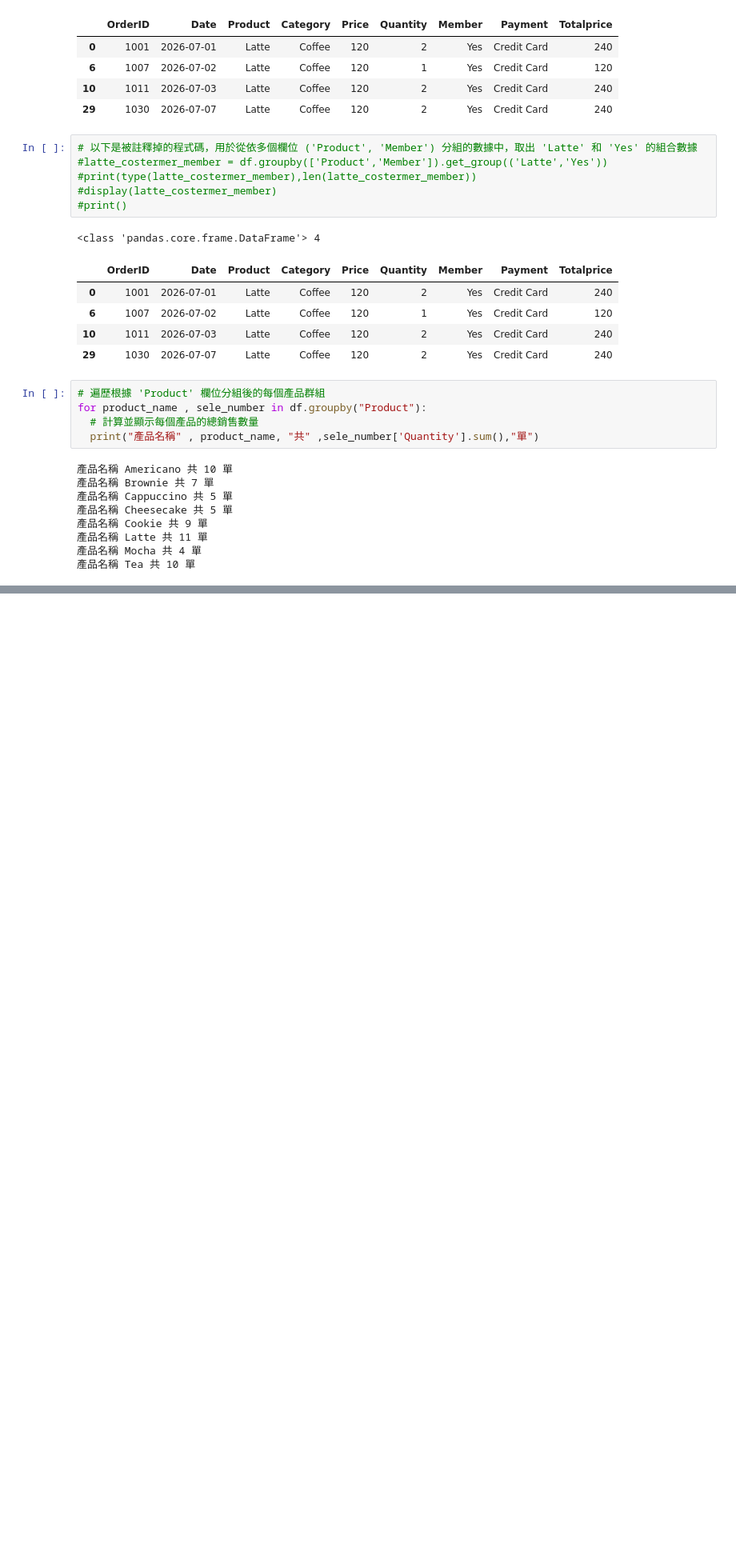
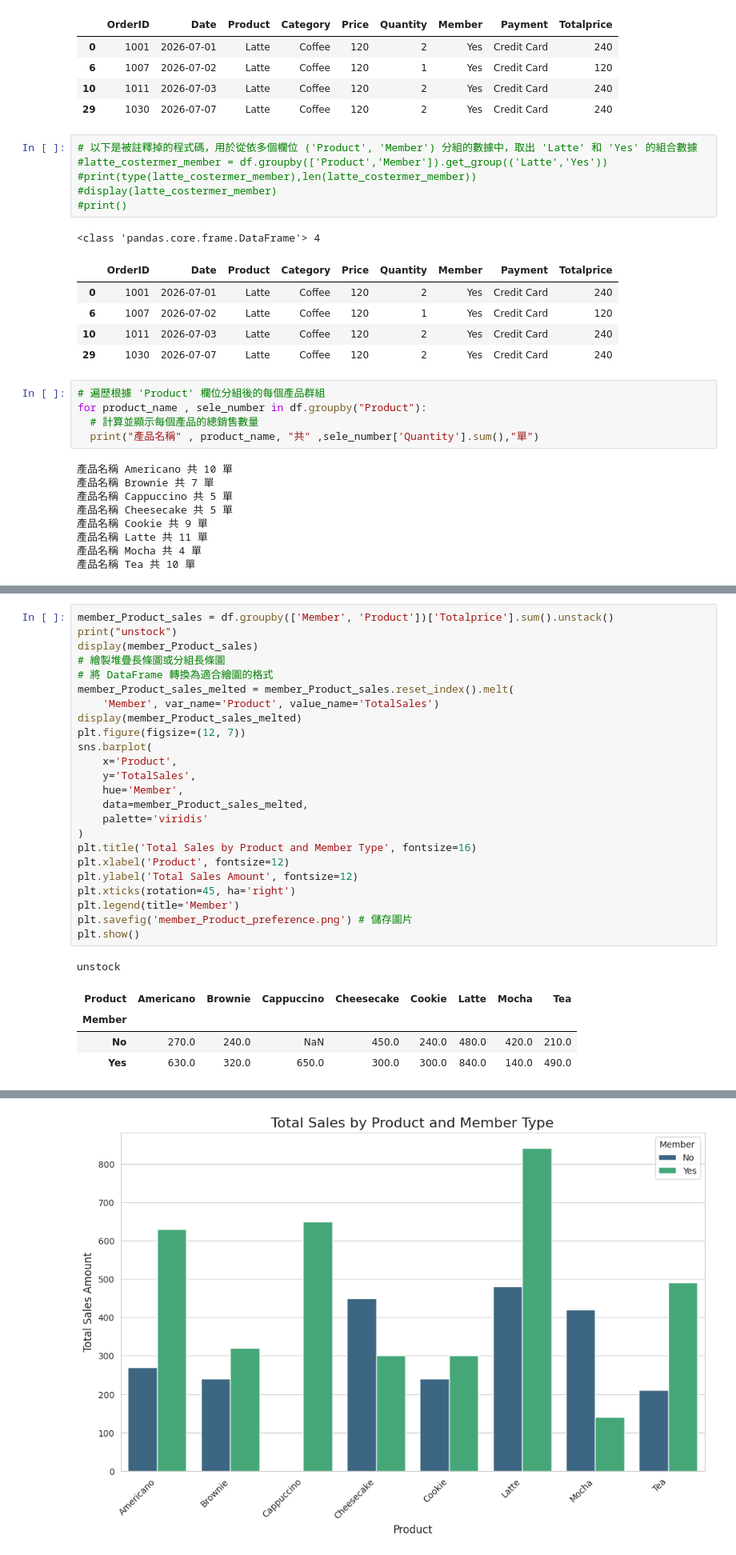
Before and after one commit to aaronhuang317/Data-leaing101, a Jupyter notebook: colab_Data_learning101.ipynb, the cells around one changed output, grey strips where cells are left out. Shown at 80% size. Saved outputs shown, nothing was run; the diff lists cells and outputs as text; blank space fills up the shorter version.

```diff
--- a/colab_Data_learning101.ipynb
+++ b/colab_Data_learning101.ipynb
@@ -206,0 +307,30 @@ for product_name , sele_number in df.groupby("Product"):
+# %%
+member_Product_sales = df.groupby(['Member', 'Product'])['Totalprice'].sum().unstack()
+print("unstock")
+display(member_Product_sales)
+# 繪製堆疊長條圖或分組長條圖
+# 將 DataFrame 轉換為適合繪圖的格式
+member_Product_sales_melted = member_Product_sales.reset_index().melt(
+    'Member', var_name='Product', value_name='TotalSales')
+display(member_Product_sales_melted)
+plt.figure(figsize=(12, 7))
+sns.barplot(
+    x='Product',
+    y='TotalSales',
+    hue='Member',
+    data=member_Product_sales_melted,
+    palette='viridis'
+)
+plt.title('Total Sales by Product and Member Type', fontsize=16)
+plt.xlabel('Product', fontsize=12)
+plt.ylabel('Total Sales Amount', fontsize=12)
+plt.xticks(rotation=45, ha='right')
+plt.legend(title='Member')
+plt.savefig('member_Product_preference.png') # 儲存圖片
+plt.show()
+# %% [output]
+unstock
+| Product | Americano | Brownie | Cappuccino | Cheesecake | Cookie | Latte | Mocha | Tea |
+| Member |  |  |  |  |  |  |  |  |
+| No | 270.0 | 240.0 | NaN | 450.0 | 240.0 | 480.0 | 420.0 | 210.0 |
+| Yes | 630.0 | 320.0 | 650.0 | 300.0 | 300.0 | 840.0 | 140.0 | 490.0 |
@@ -206,0 +354 @@ for product_name , sele_number in df.groupby("Product"):
+[figure, added]
```
Also changed, not shown: parts of 10 cells of this notebook.
